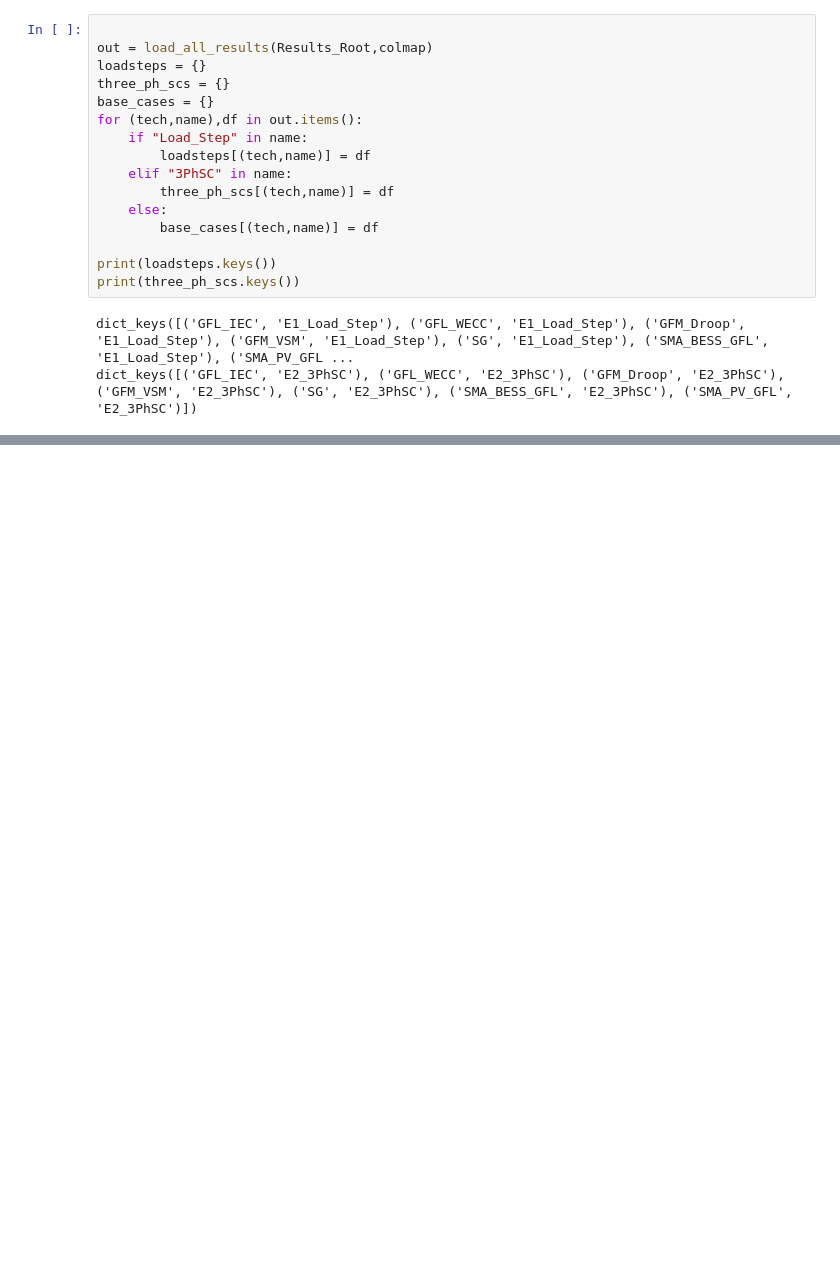
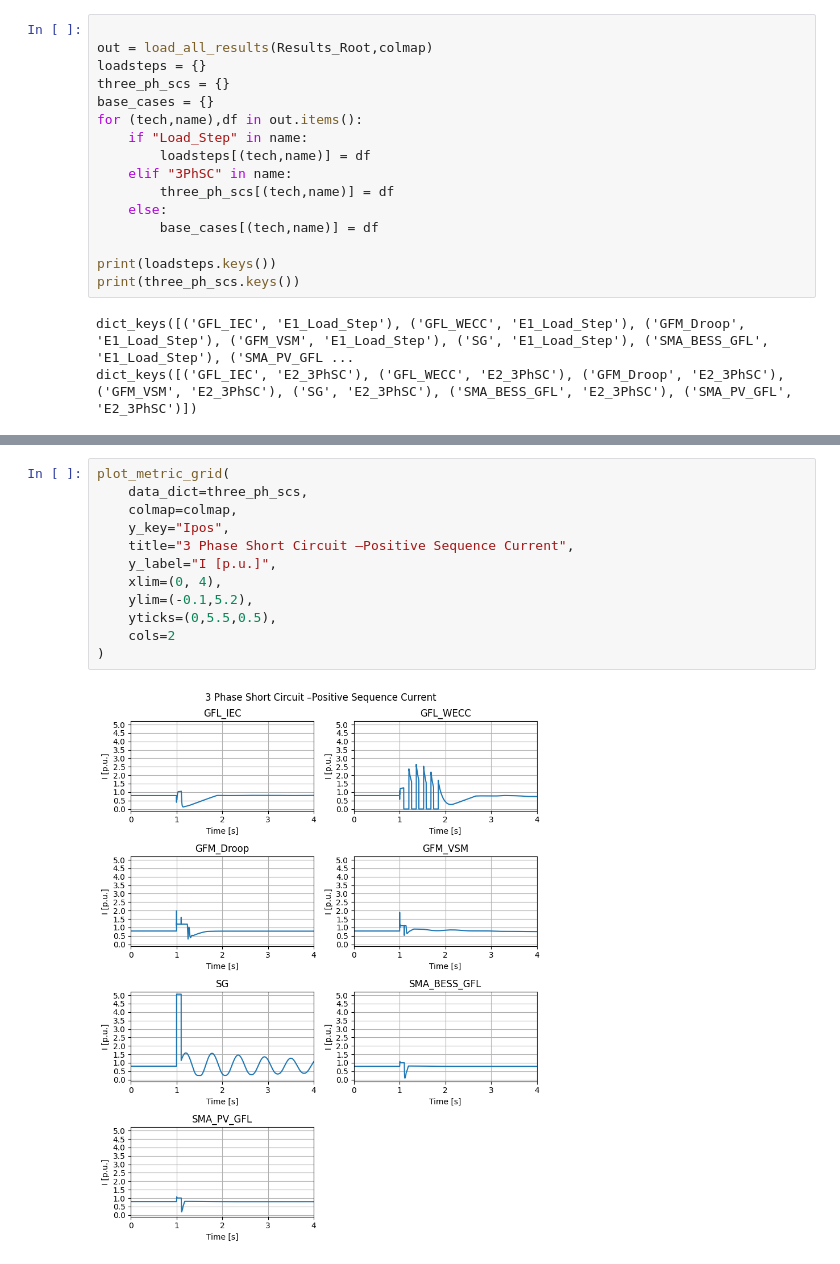
Before and after one commit to marioataveraleon/Thesis, a Jupyter notebook: Scripts/kpis.ipynb, the cells around one changed output, grey strips where cells are left out. Saved outputs shown, nothing was run; the diff lists cells and outputs as text; blank space fills up the shorter version.

```diff
--- a/Scripts/kpis.ipynb
+++ b/Scripts/kpis.ipynb
@@ -900,0 +999,14 @@ TypeError: kpi_Vmin_fault() takes 2 positional arguments but 4 were given
+# %%
+plot_metric_grid(
+    data_dict=three_ph_scs,
+    colmap=colmap,
+    y_key="Ipos",
+    title="3 Phase Short Circuit –Positive Sequence Current",
+    y_label="I [p.u.]",
+    xlim=(0, 4),
+    ylim=(-0.1,5.2),
+    yticks=(0,5.5,0.5),
+    cols=2
+)
+# %% [output]
+[figure, added]
```
Also changed, not shown: parts of 19 cells of this notebook.
